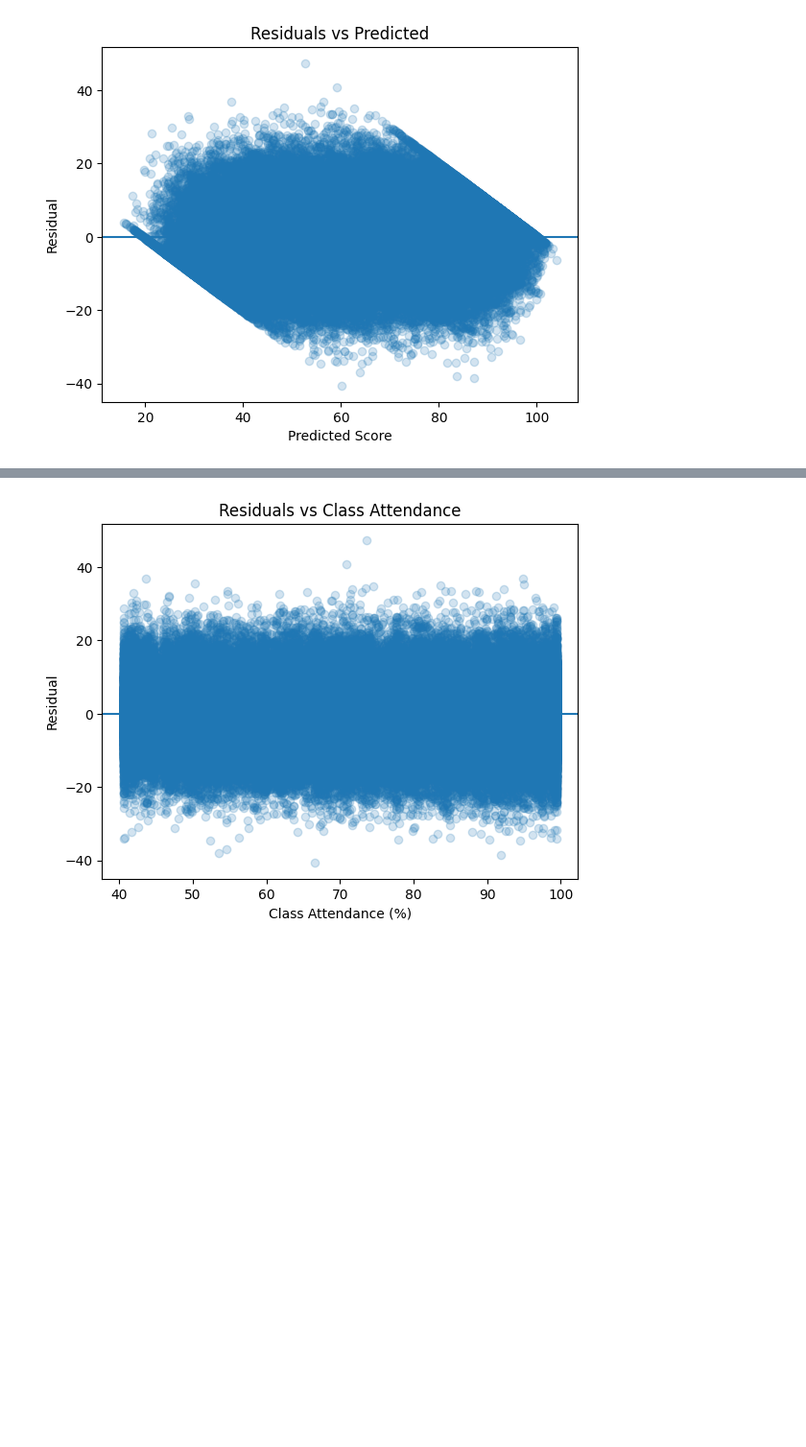
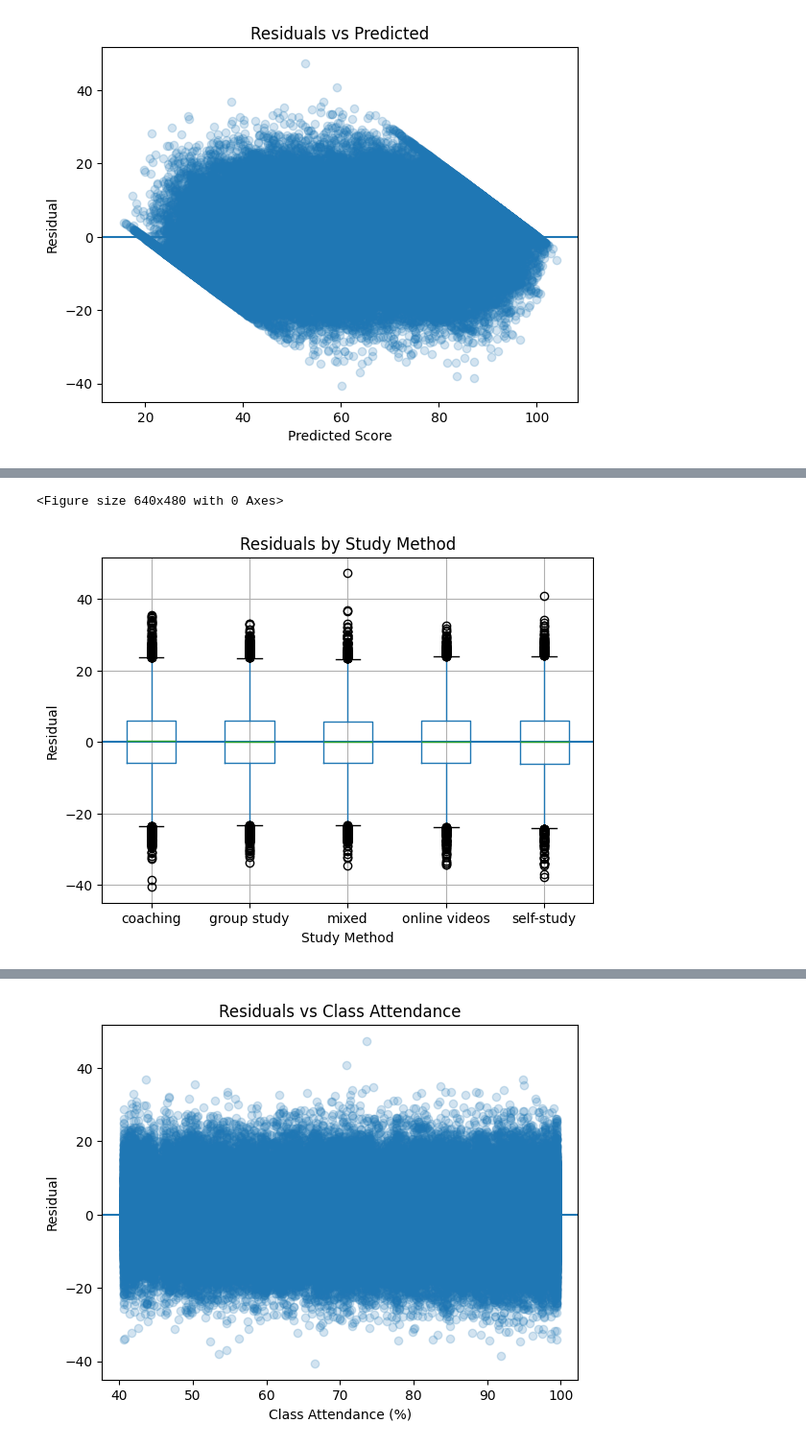
Before and after one commit to cringe-syco/ML, a Jupyter notebook: data/student_test_scores/notebooks/eda.ipynb, the cells around one changed output, grey strips where cells are left out. Shown at 96% size. Cells and saved outputs as stored; diff of their text form; code cells hidden in the pictures; blank space fills up the shorter version.

```diff
--- a/data/student_test_scores/notebooks/eda.ipynb
+++ b/data/student_test_scores/notebooks/eda.ipynb
@@ -318,0 +385,12 @@ plt.show()
+# %%
+plt.figure()
+res_df.boxplot(column="residual", by="study_method")
+plt.axhline(0)
+plt.title("Residuals by Study Method")
+plt.suptitle("")
+plt.xlabel("Study Method")
+plt.ylabel("Residual")
+plt.show()
+# %% [output]
+<Figure size 640x480 with 0 Axes>
+[figure, added]
```
Also changed, not shown: parts of 13 cells of this notebook, 1 other file.
